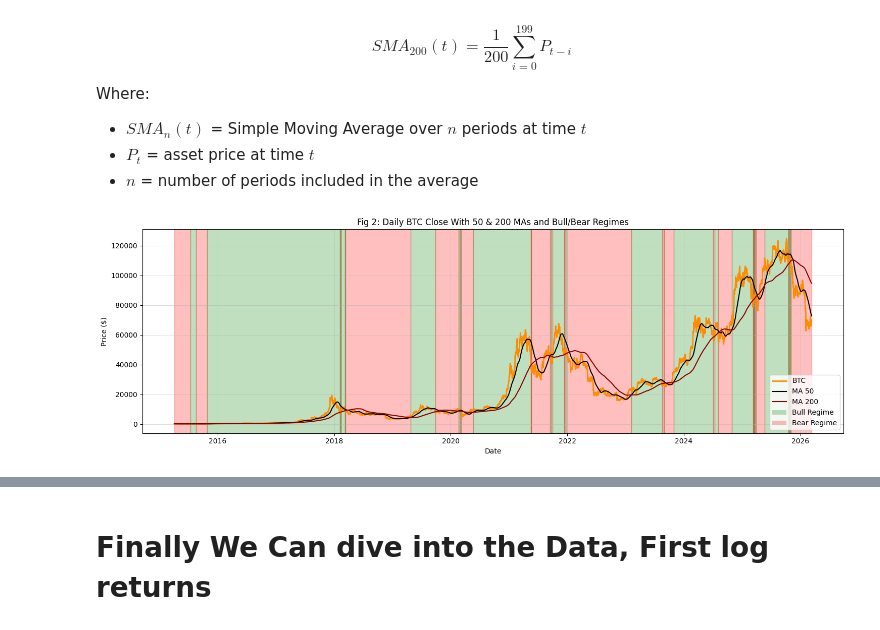
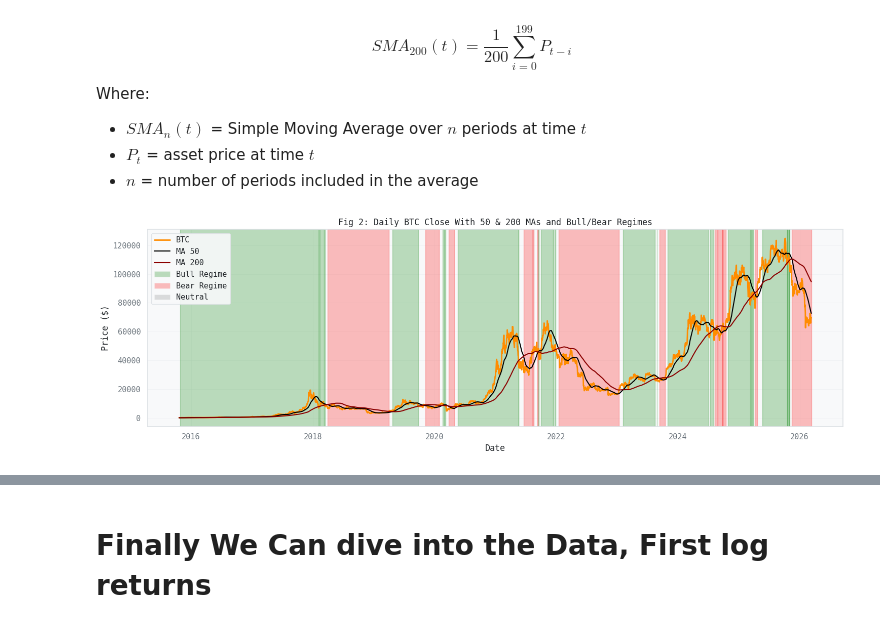
Before and after one commit to jhatch3/LINK-dashboard, a Jupyter notebook: main.ipynb, the cells around one changed output, grey strips where cells are left out. Cells and saved outputs as stored; diff of their text form; code cells hidden in the pictures.

```diff
--- a/main.ipynb
+++ b/main.ipynb
@@ -187,57 +187,62 @@ from matplotlib.patches import Patch
 btc_hist["ma_50"] = btc_hist["Close"].rolling(window=50).mean()
 btc_hist["ma_200"] = btc_hist["Close"].rolling(window=200).mean()
 btc_hist.dropna(inplace=True)
 
-btc_hist["Bear_Regime"] = (
+btc_hist["Bull_Regime"] = (
     (btc_hist["Close"] > btc_hist["ma_200"]) &
     (btc_hist["ma_50"] > btc_hist["ma_200"])
+)
+
+btc_hist["Bear_Regime"] = (
+    (btc_hist["Close"] < btc_hist["ma_200"]) &
+    (btc_hist["ma_50"] < btc_hist["ma_200"])
 )
 
 fig, ax = plt.subplots(1, 1)
 fig.set_size_inches(15, 5)
 
-# Shade bull / bear regimes
+def get_regime_color(idx):
+    if btc_hist["Bull_Regime"].iloc[idx]:
+        return "green"
+    elif btc_hist["Bear_Regime"].iloc[idx]:
+        return "red"
+    else:
+        return None  # neutral transition period
+
 start_idx = btc_hist.index[0]
-current_regime = btc_hist["Bear_Regime"].iloc[0]
+current_regime = get_regime_color(0)
 
 for i in range(1, len(btc_hist)):
-    if btc_hist["Bear_Regime"].iloc[i] != current_regime:
-        end_idx = btc_hist.index[i]
-        ax.axvspan(
-            start_idx,
-            end_idx,
-            color="green" if current_regime else "red",
-            alpha=0.25
-        )
-        start_idx = end_idx
-        current_regime = btc_hist["Bear_Regime"].iloc[i]
+    new_regime = get_regime_color(i)
+    if new_regime != current_regime:
+        if current_regime is not None:
+            ax.axvspan(start_idx, btc_hist.index[i], color=current_regime, alpha=0.25)
+        start_idx = btc_hist.index[i]
+        current_regime = new_regime
 
-# Shade final segment
-ax.axvspan(
-    start_idx,
-    btc_hist.index[-1],
-    color="green" if current_regime else "red",
-    alpha=0.25
-)
+# Final segment
+if current_regime is not None:
+    ax.axvspan(start_idx, btc_hist.index[-1], color=current_regime, alpha=0.25)
 
-# price + moving averages
+# Price + moving averages
 ax.plot(btc_hist.index, btc_hist["Close"], label="BTC", color="darkorange", linewidth=2)
 ax.plot(btc_hist.index, btc_hist["ma_50"], label="MA 50", color="black", linewidth=1.5)
 ax.plot(btc_hist.index, btc_hist["ma_200"], label="MA 200", color="darkred", linewidth=1.5)
 
 ax.set_xlabel("Date")
 ax.set_ylabel("Price ($)")
 ax.set_title("Fig 2: Daily BTC Close With 50 & 200 MAs and Bull/Bear Regimes")
 ax.grid(True, linewidth=0.5, alpha=0.6)
 
-#legend
+# Legend
 bull_patch = Patch(facecolor="green", alpha=0.25, label="Bull Regime")
 bear_patch = Patch(facecolor="red", alpha=0.25, label="Bear Regime")
-ax.legend(handles=ax.get_lines() + [bull_patch, bear_patch], loc="lower right", bbox_to_anchor=(1, 0))
+neutral_patch = Patch(facecolor="grey", alpha=0.25, label="Neutral")
+ax.legend(handles=ax.get_lines() + [bull_patch, bear_patch, neutral_patch], loc="upper left")
 plt.tight_layout()
 plt.show()
 # %% [output]
-[figure, old version]
+[figure, new version]
 # %%
 fig, ax = plt.subplots(1, 1)
 fig.set_size_inches(15, 5)
```
Also changed, not shown: parts of 17 cells of this notebook, 3 other files.
